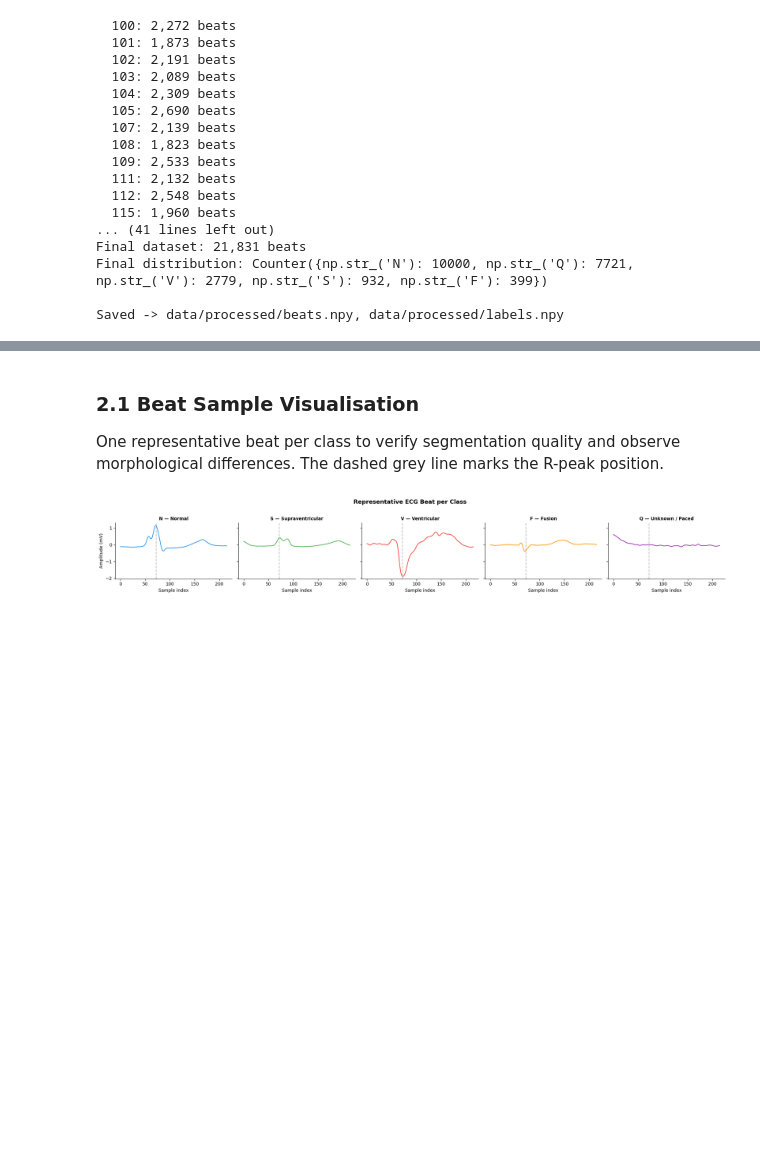
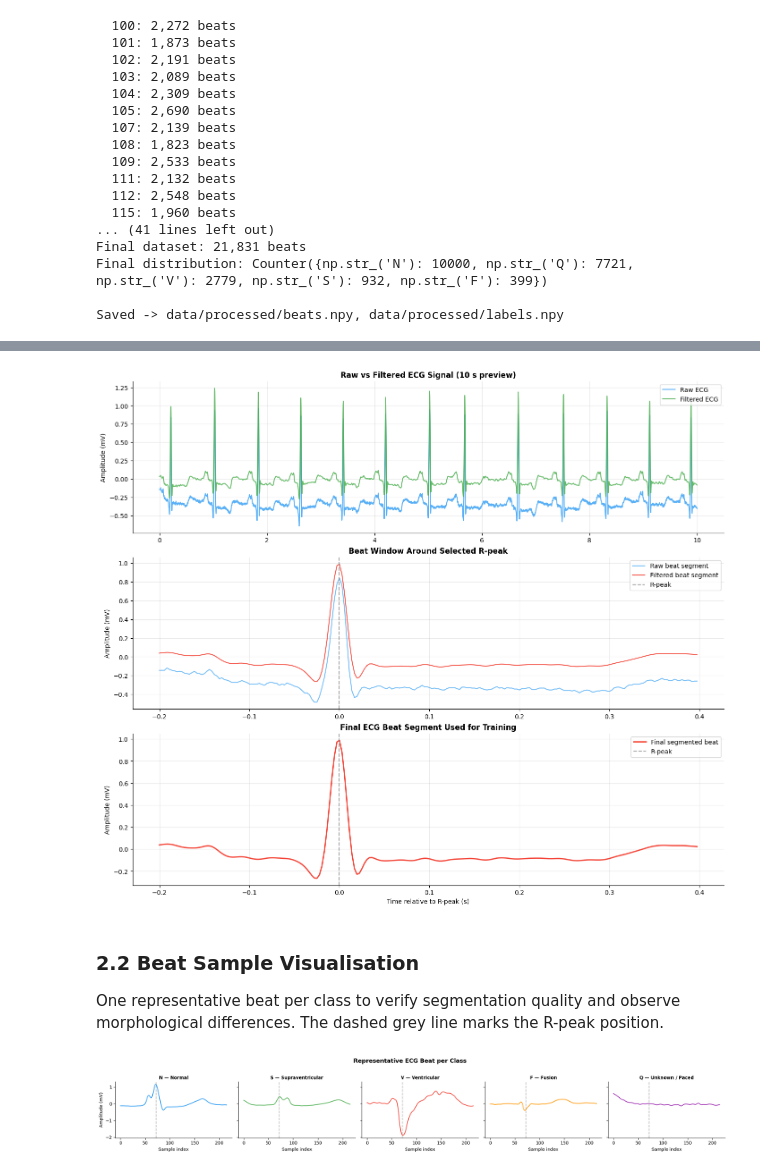
Before and after one commit to Sanugiw/ECG-Arrhythmia-Classifier, a Jupyter notebook: model_training.ipynb, the cells around one changed output, grey strips where cells are left out. Saved outputs shown, nothing was run; the diff lists cells and outputs as text; code cells hidden in the pictures; blank space fills up the shorter version.

```diff
--- a/model_training.ipynb
+++ b/model_training.ipynb
@@ -227,5 +234,56 @@ Saved -> data/processed/beats.npy, data/processed/labels.npy
+# %%
+# Visualize raw → filtered → segmented ECG for one representative beat
+record          = wfdb.rdrecord(PREVIEW_RECORD, pn_dir="mitdb")
+ann             = wfdb.rdann(PREVIEW_RECORD, "atr", pn_dir="mitdb")
+raw_signal      = record.p_signal[:, 0]
+filtered_signal = bandpass_filter(raw_signal, record.fs)
+
+window_pre  = int(0.2 * record.fs)
+window_post = int(0.4 * record.fs)
+samples     = int(PREVIEW_DURATION * record.fs)
+
+valid_beats = [s for s in ann.sample if s >= window_pre and s + window_post < len(filtered_signal)]
+beat_center = valid_beats[0] if valid_beats else ann.sample[0]
+
+beat_start = beat_center - window_pre
+beat_end   = beat_center + window_post
+
+t_full    = np.arange(samples) / record.fs
+t_segment = np.arange(len(filtered_signal[beat_start:beat_end])) / record.fs - 0.2
+
+fig, axs = plt.subplots(3, 1, figsize=(14, 12), constrained_layout=True)
+
+axs[0].plot(t_full, raw_signal[:samples], label="Raw ECG", color="#2196F3", alpha=0.75)
+axs[0].plot(t_full, filtered_signal[:samples], label="Filtered ECG", color="#4CAF50", alpha=0.85)
+axs[0].set_title("Raw vs Filtered ECG Signal (10 s preview)", fontweight="bold")
+axs[0].set_ylabel("Amplitude (mV)")
+axs[0].grid(alpha=0.25)
+axs[0].legend(loc="upper right")
+axs[0].spines[["top", "right"]].set_visible(False)
+
+axs[1].plot(t_segment, raw_signal[beat_start:beat_end], label="Raw beat segment", color="#2196F3", alpha=0.6)
+axs[1].plot(t_segment, filtered_signal[beat_start:beat_end], label="Filtered beat segment", color="#F44336", alpha=0.85)
+axs[1].axvline(0.0, color="grey", linestyle="--", alpha=0.7, label="R-peak")
+axs[1].set_title("Beat Window Around Selected R-peak", fontweight="bold")
+axs[1].set_ylabel("Amplitude (mV)")
+axs[1].legend(loc="upper right")
+axs[1].grid(alpha=0.25)
+axs[1].spines[["top", "right"]].set_visible(False)
+
+axs[2].plot(t_segment, filtered_signal[beat_start:beat_end], label="Final segmented beat", color="#F44336", linewidth=2)
+axs[2].axvline(0.0, color="grey", linestyle="--", alpha=0.7, label="R-peak")
+axs[2].set_title("Final ECG Beat Segment Used for Training", fontweight="bold")
+axs[2].set_xlabel("Time relative to R-peak (s)")
+axs[2].set_ylabel("Amplitude (mV)")
+axs[2].legend(loc="upper right")
+axs[2].grid(alpha=0.25)
+axs[2].spines[["top", "right"]].set_visible(False)
+
+plt.show()
+# %% [output]
+[figure, added]
 # %% [markdown]
-### 2.1 Beat Sample Visualisation
+### 2.2 Beat Sample Visualisation
 
 One representative beat per class to verify segmentation quality and observe morphological differences. The dashed grey line marks the R-peak position.
 # %%
```
Also changed, not shown: parts of 12 cells of this notebook, 3 other files.
